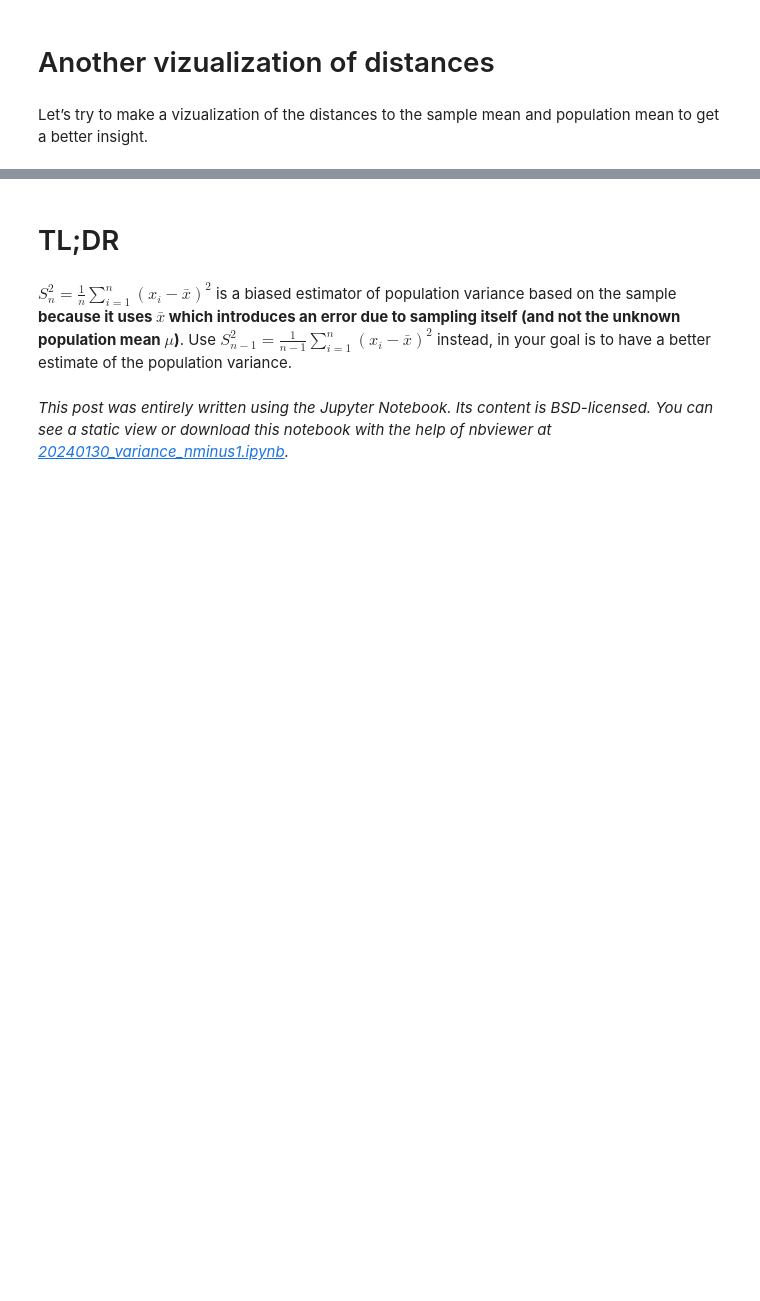
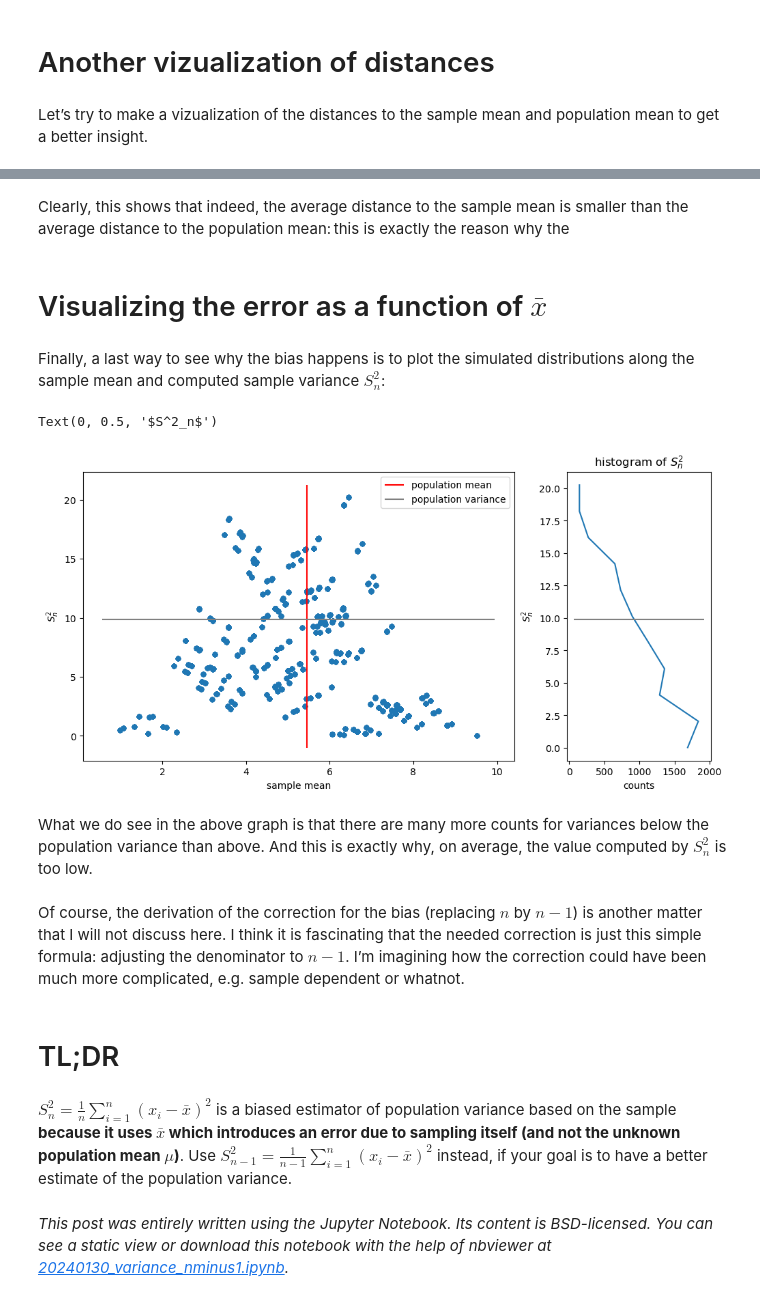
Before and after one commit to flothesof/posts, a Jupyter notebook: 20240130_variance_nminus1.ipynb, the cells around one changed output, grey strips where cells are left out. Cells and saved outputs as stored; diff of their text form; code cells hidden in the pictures; blank space fills up the shorter version.

```diff
--- a/20240130_variance_nminus1.ipynb
+++ b/20240130_variance_nminus1.ipynb
@@ -143,6 +153,50 @@ I’m imagining how the correction could have been much more complicated, e.g. s
+# %% [markdown]
+Clearly, this shows that indeed, the average distance to the sample mean is smaller than the average distance to the population mean: this is exactly the reason why the
+# %% [markdown]
+# Visualizing the error as a function of $\bar{x}$
+# %% [markdown]
+Finally, a last way to see why the bias happens is to plot the simulated distributions along the sample mean and computed sample variance $S^2_n$:
+# %%
+simulated_data = []
+for i in range(10000):
+    sample = np.random.choice(population, size=n, replace=False)
+    sample_mean = np.mean(sample)
+    s2n = np.var(sample)
+    simulated_data.append([sample_mean, s2n])
+
+
+fig = plt.figure(layout="constrained", figsize=(10, 5))
+
+gs = GridSpec(1, 4, figure=fig)
+ax1 = fig.add_subplot(gs[0, :3])
+ax2 = fig.add_subplot(gs[0, 3])
+
+
+pd.DataFrame(simulated_data, columns=['sample mean', '$S^2_n$']).plot.scatter(x='sample mean', y='$S^2_n$', ax=ax1, alpha=.5)
+ax1.vlines(population.mean(), *ax1.get_ylim(), label='population mean', color='red')
+ax1.hlines(np.var(population), *ax1.get_xlim(), label='population variance', color='gray')
+ax1.legend()
+
+hist, bin_edges = np.histogram(np.array(simulated_data)[:, 1], bins=10)
+hist = np.append(hist, hist[-1])
+bottoms = np.zeros_like(hist)
+ax2.plot(hist, bin_edges, label=label)
+ax2.hlines(np.var(population), *ax2.get_xlim(), label='population variance', color='gray')
+ax2.set_title('histogram of $S^2_n$')
+ax2.set_xlabel('counts')
+ax2.set_ylabel('$S^2_n$')
+# %% [output]
+Text(0, 0.5, '$S^2_n$')
+[figure, added]
+# %% [markdown]
+What we do see in the above graph is that there are many more counts for variances below the population variance than above. And this is exactly why, on average, the value computed by $S^2_n$ is too low.
+# %% [markdown]
+Of course, the derivation of the correction for the bias (replacing $n$ by $n-1$) is another matter that I will not discuss here.
+I think it is fascinating that the needed correction is just this simple formula: adjusting the denominator to $n-1$.
+I’m imagining how the correction could have been much more complicated, e.g. sample dependent or whatnot.
 # %% [markdown]
 # TL;DR
 # %% [markdown]
-$S_n^2 = \frac{1}{n} \sum_{i=1}^n (x_i - \bar{x})^2$ is a biased estimator of population variance based on the sample **because it uses $\bar{x}$ which introduces an error due to sampling itself (and not the unknown population mean $\mu$)**. Use $S_{n-1}^2 = \frac{1}{n-1} \sum_{i=1}^n (x_i - \bar{x})^2$ instead, in your goal is to have a better estimate of the population variance.
+$S^2_n = \frac{1}{n} \sum_{i=1}^n (x_i - \bar{x})^2$ is a biased estimator of population variance based on the sample **because it uses $\bar{x}$ which introduces an error due to sampling itself (and not the unknown population mean $\mu$)**. Use $S^2_{n-1} = \frac{1}{n-1} \sum_{i=1}^n (x_i - \bar{x})^2$ instead, if your goal is to have a better estimate of the population variance.
 # %% [markdown]
 *This post was entirely written using the Jupyter Notebook. Its content is BSD-licensed. You can see a static view or download this notebook with the help of nbviewer at [20240130_variance_nminus1.ipynb](http://nbviewer.ipython.org/urls/raw.github.com/flothesof/posts/master/20240130_variance_nminus1.ipynb).*
```
Also changed, not shown: parts of 7 cells of this notebook.
